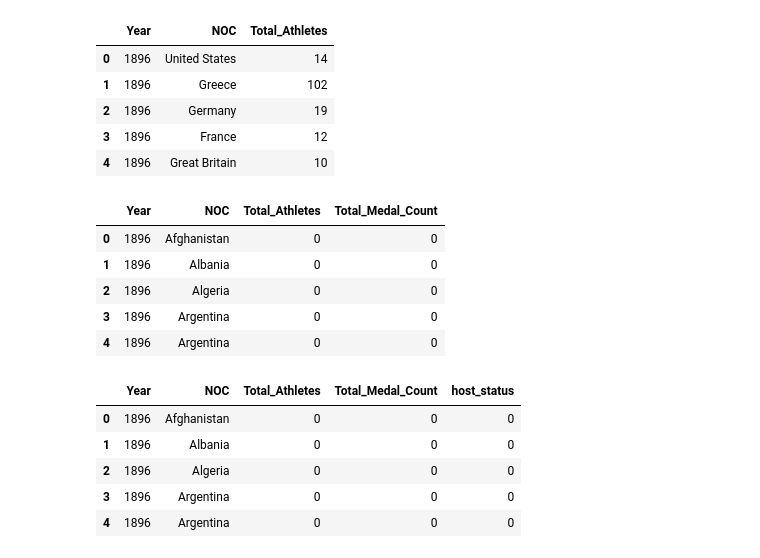
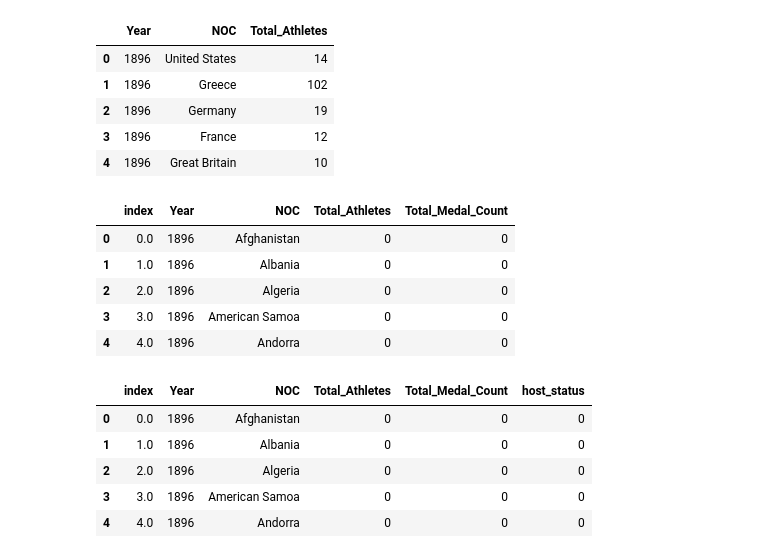
Before and after one commit to SuramyaAngdembay/mcm25, a Jupyter notebook: Data_preprocessing_LR.ipynb, the cells around one changed output. Saved outputs shown, nothing was run; the diff lists cells and outputs as text; code cells hidden in the pictures.

Commit message:
Cleaned and organized files

```diff
--- a/Data_preprocessing_LR.ipynb
+++ b/Data_preprocessing_LR.ipynb
@@ -188,11 +191,11 @@ complete_total_athletes_df.head()
 import pandas as pd
 
 # Load the complete total unique athletes dataset
-athletes_path = 'complete_total_unique_athletes_by_noc.csv'
+athletes_path = 'cleaned_complete_total_unique_athletes_by_noc.csv'
 total_athletes_df = pd.read_csv(athletes_path)
 
 # Load the complete total medals dataset
-medals_path = 'complete_medal_counts.csv'
+medals_path = 'cleaned_complete_medal_counts.csv'
 total_medals_df = pd.read_csv(medals_path)
 
 # Keep only necessary columns from the medals dataset and rename 'Total' to 'Total_Medal_Count'
@@ -211,59 +214,59 @@ numeric_columns = ['Total_Athletes', 'Total_Medal_Count']
 merged_df[numeric_columns] = merged_df[numeric_columns].astype(int)
 
 # Save the resulting concatenated DataFrame to a CSV file
-output_path = 'concatenated_athletes_medals.csv'
+output_path = 'cleaned_concatenated_athletes_medals.csv'
 merged_df.to_csv(output_path, index=False)
 
 # Display the first few rows for verification
 merged_df.head()
 # %% [output]
-|  | Year | NOC | Total_Athletes | Total_Medal_Count |
-| 0 | 1896 | Afghanistan | 0 | 0 |
-| 1 | 1896 | Albania | 0 | 0 |
-| 2 | 1896 | Algeria | 0 | 0 |
-| 3 | 1896 | Argentina | 0 | 0 |
-| 4 | 1896 | Argentina | 0 | 0 |
+|  | index | Year | NOC | Total_Athletes | Total_Medal_Count |
+| 0 | 0.0 | 1896 | Afghanistan | 0 | 0 |
+| 1 | 1.0 | 1896 | Albania | 0 | 0 |
+| 2 | 2.0 | 1896 | Algeria | 0 | 0 |
+| 3 | 3.0 | 1896 | American Samoa | 0 | 0 |
+| 4 | 4.0 | 1896 | Andorra | 0 | 0 |
 # %%
 import pandas as pd
 
 # Load the concatenated athletes and medals dataset
-athletes_medals_path = 'concatenated_athletes_medals.csv'
+athletes_medals_path = 'cleaned_concatenated_athletes_medals.csv'
 merged_df = pd.read_csv(athletes_medals_path)
 
 # Load the cleaned hosts dataset
 hosts_path = 'summerOly_hosts_with_host_NOC_cleaned.csv'
 hosts_df = pd.read_csv(hosts_path)
 
 # Merge the hosts dataset to include host_NOC
 merged_with_hosts = pd.merge(
     merged_df,
     hosts_df[['Year', 'host_NOC']],
     on='Year',
     how='left'
 )
 
 # Create the host_status feature
 merged_with_hosts['host_status'] = (merged_with_hosts['host_NOC'] == merged_with_hosts['NOC']).astype(int)
 
 # Handle missing values
 merged_with_hosts['Total_Athletes'] = merged_with_hosts['Total_Athletes'].fillna(0).astype(int)
 merged_with_hosts['Total_Medal_Count'] = merged_with_hosts['Total_Medal_Count'].fillna(0).astype(int)
 merged_with_hosts['host_status'] = merged_with_hosts['host_status'].fillna(0).astype(int)
 
 
 # Drop the host_NOC column as it's no longer needed
 merged_with_hosts.drop(columns=['host_NOC'], inplace=True)
 
 # Save the resulting DataFrame to a CSV file
-output_path = 'concatenated_with_host_status.csv'
+output_path = 'cleaned_concatenated_with_host_status.csv'
 merged_with_hosts.to_csv(output_path, index=False)
 
 # Display the first few rows for verification
 merged_with_hosts.head()
 # %% [output]
-|  | Year | NOC | Total_Athletes | Total_Medal_Count | host_status |
-| 0 | 1896 | Afghanistan | 0 | 0 | 0 |
-| 1 | 1896 | Albania | 0 | 0 | 0 |
-| 2 | 1896 | Algeria | 0 | 0 | 0 |
-| 3 | 1896 | Argentina | 0 | 0 | 0 |
-| 4 | 1896 | Argentina | 0 | 0 | 0 |
+|  | index | Year | NOC | Total_Athletes | Total_Medal_Count | host_status |
+| 0 | 0.0 | 1896 | Afghanistan | 0 | 0 | 0 |
+| 1 | 1.0 | 1896 | Albania | 0 | 0 | 0 |
+| 2 | 2.0 | 1896 | Algeria | 0 | 0 | 0 |
+| 3 | 3.0 | 1896 | American Samoa | 0 | 0 | 0 |
+| 4 | 4.0 | 1896 | Andorra | 0 | 0 | 0 |
```
Also changed, not shown: parts of 12 cells of this notebook, 16 other files.
